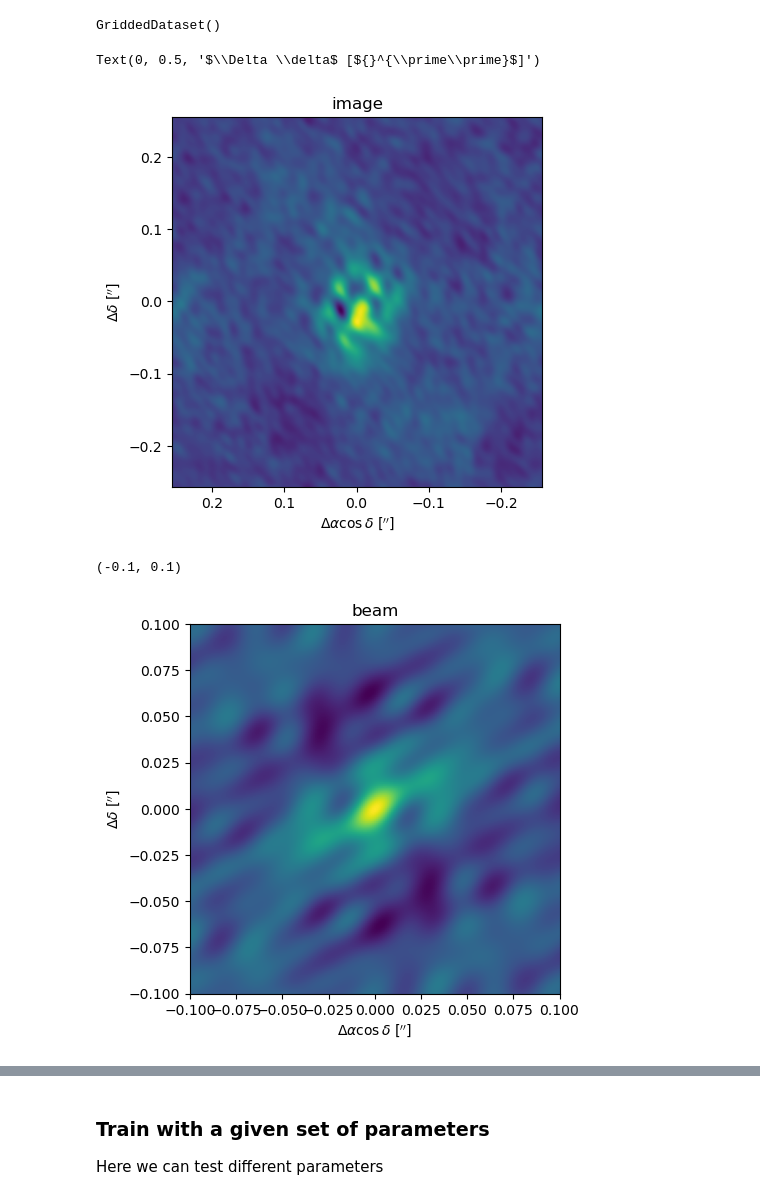
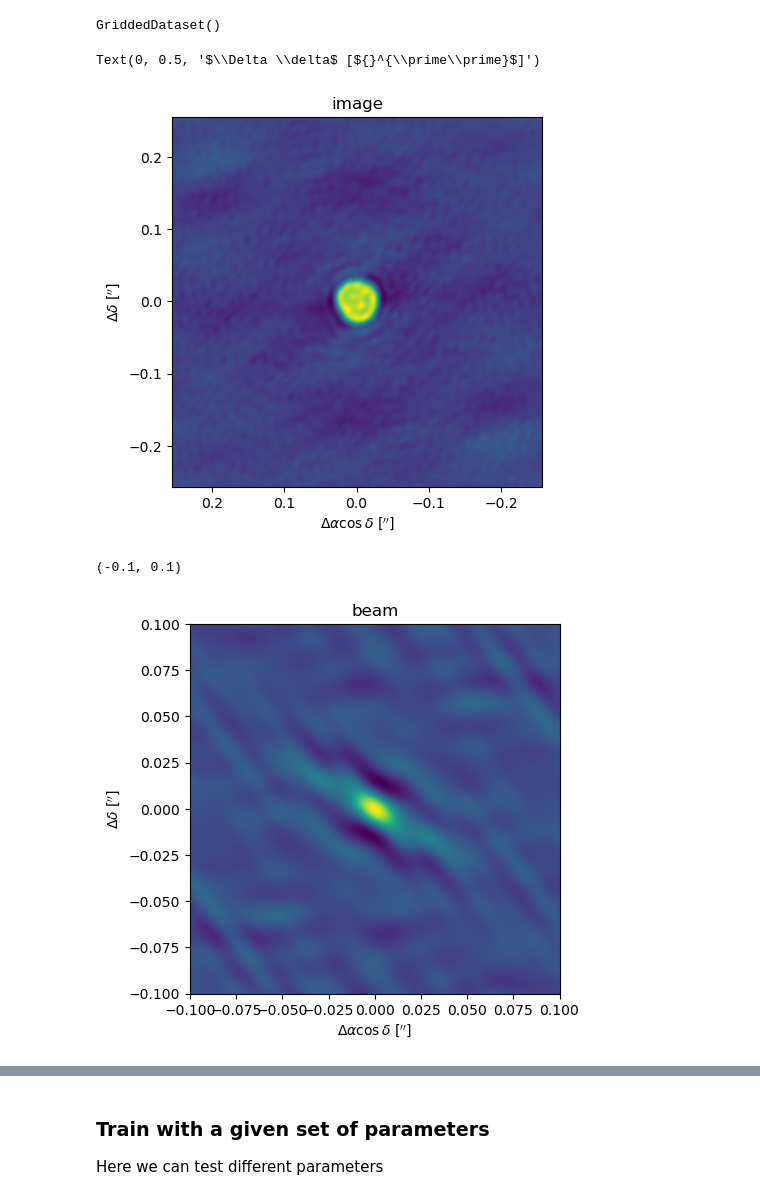
Before and after one commit to behzadarbab/Machine-Learning-Imaging, a Jupyter notebook: scripts/CV_our_data.ipynb, the cells around one changed output, grey strips where cells are left out. Drawn from its saved outputs; the diff is of its cells as text; code cells hidden in the pictures.

```diff
--- a/scripts/CV_our_data.ipynb
+++ b/scripts/CV_our_data.ipynb
@@ -26,9 +28,10 @@ from torch.utils.tensorboard import SummaryWriter
 # %%
 # input parameters
 ###########################################################################################################################################
-fname = '../data/visibilities/R_Dor_concatenated_visibilities.npz' # path to the .npz file containing the observed visibilities
+fname = '../data/visibilities/RDor_spw3_fixvis.npz' # path to the .npz file containing the observed visibilities
 cell_size = 0.001 # arcseconds
 npix = 512 # number of pixels per image axis
+
 learning_rate = 0.3 # learning rate for the optimizer
 # n_iter = 25 # number of iterations for the optimizer
 
@@ -61,19 +64,19 @@ GriddedDataset()
 # %%
 imager = gridding.DirtyImager(
     coords=coords, uu=uu, vv=vv, weight=weight, data_re=data_re, data_im=data_im
 )
 
 # Show the dirty image
-img, beam = imager.get_dirty_image(weighting="briggs", robust=0.0, max_scatter=1.5)
+img, beam = imager.get_dirty_image(weighting="uniform", robust=0.0, max_scatter=1.5)
 kw = {"origin": "lower", "extent": imager.coords.img_ext}
 fig, ax = plt.subplots(ncols=1)
 ax.imshow(np.squeeze(img), **kw)
 ax.set_title("image")
 ax.set_xlabel(r"$\Delta \alpha \cos \delta$ [${}^{\prime\prime}$]")
 ax.set_ylabel(r"$\Delta \delta$ [${}^{\prime\prime}$]")
 # %% [output]
 Text(0, 0.5, '$\\Delta \\delta$ [${}^{\\prime\\prime}$]')
-[figure, old version]
+[figure, new version]
 # %%
 # Show the dirty beam
 img, beam = imager.get_dirty_image(weighting="briggs", robust=0.0)
@@ -87,7 +90,7 @@ ax.set_xlim(-0.1, 0.1)
 ax.set_ylim(-0.1, 0.1)
 # %% [output]
 (-0.1, 0.1)
-[figure, old version]
+[figure, new version]
 # %%
 fig, ax = plt.subplots(nrows=1)
 ax.scatter(uu, vv, s=1.5, rasterized=True, linewidths=0.0, c="k")
```
Also changed, not shown: parts of 17 cells of this notebook, 1 other file.
